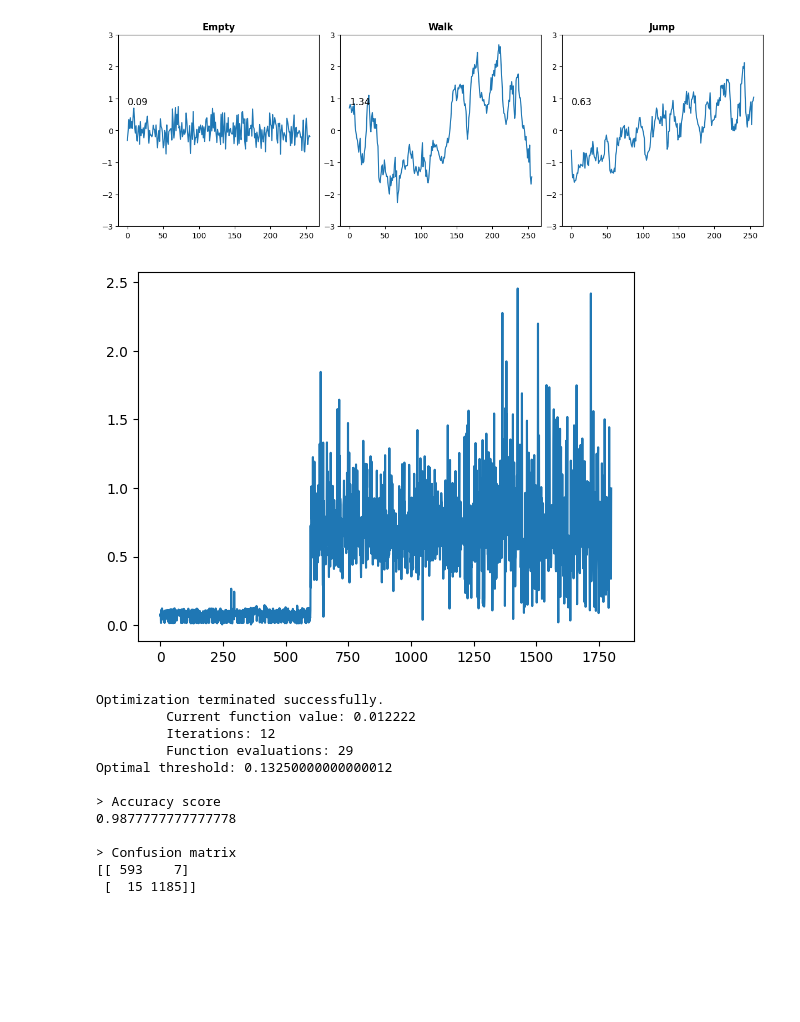
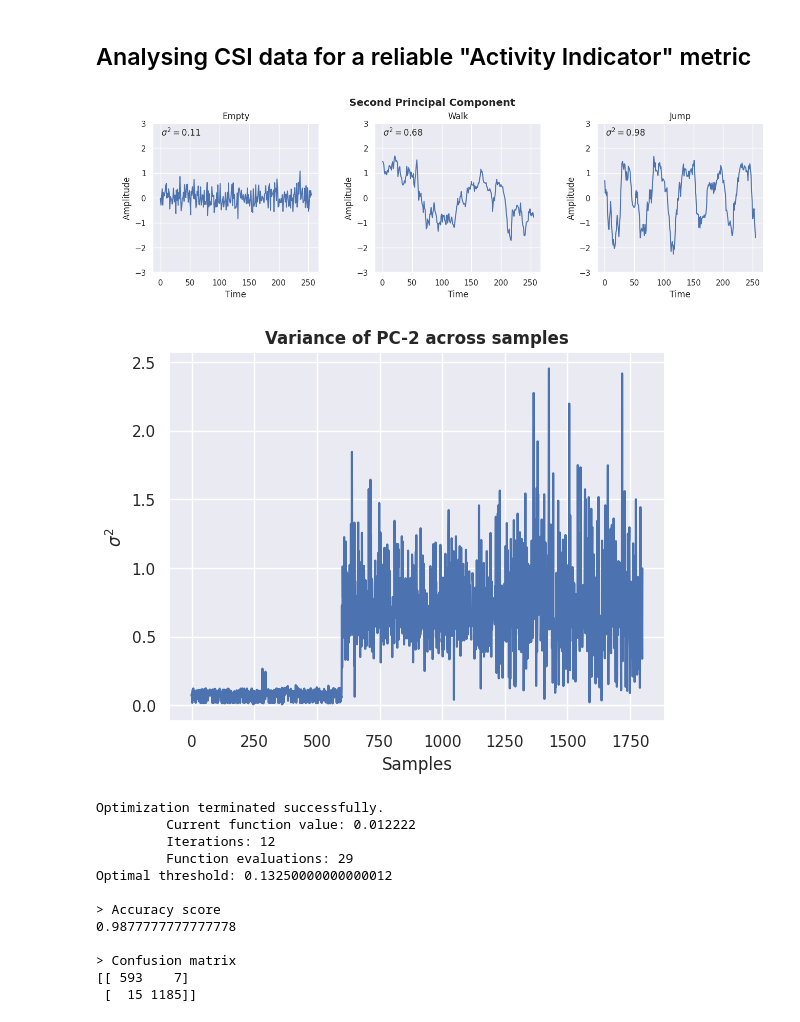
Before and after one commit to winwinashwin/CSI-Sense-Zero, a Jupyter notebook: notebooks/activity_indicator.ipynb, the cells around one changed output. Cells and saved outputs as stored; diff of their text form; code cells hidden in the pictures; blank space fills up the shorter version.

```diff
--- a/notebooks/activity_indicator.ipynb
+++ b/notebooks/activity_indicator.ipynb
@@ -1,3 +1,5 @@
+# %% [markdown]
+## Analysing CSI data for a reliable "Activity Indicator" metric
 # %%
 import sys
 
@@ -5,9 +7,13 @@ sys.path.insert(0, "..")
 
 import scipy.io
 import numpy as np
+
 import matplotlib.pyplot as plt
+import seaborn as sns
 
 from HAR.transformers import CSIScaler
+
+sns.set_theme()
 
 
 def load_dataset(infile):
@@ -24,27 +30,31 @@ def load_dataset(infile):
 # %%
 X, y, nsamples, classnames, dim = load_dataset("../dataset/rCSI-5.mat")
 X = X.reshape(X.shape[0], *dim)
 scaler = CSIScaler()
 
+rng = np.random.default_rng(seed=8)
 
-plt.figure(figsize=(12, 4), constrained_layout=True)
+plt.figure(figsize=(13, 4), constrained_layout=True)
 for i in range(len(classnames)):
-    isample = nsamples[:i].sum() + np.random.randint(0, nsamples[i])
+    isample = nsamples[:i].sum() + rng.integers(0, nsamples[i])
     sample = X[isample, :, :]
     sample = scaler.fit_transform(sample.reshape(1, *sample.shape))
 
     U, _, _ = np.linalg.svd(sample[0])
     s = np.dot(U[:, 1], sample[0])
 
     plt.subplot(1, 3, i + 1)
     plt.plot(s)
     plt.ylim([-3, 3])
-    plt.title(classnames[i].title(), fontweight="bold")
-    plt.text(0.4, 0.8, f"{np.var(s):0.2f}", fontsize=12)
+    plt.title(classnames[i].title())
+    plt.text(1, 2.5, rf"$\sigma^2 = ${np.var(s):0.2f}")
+    plt.xlabel("Time")
+    plt.ylabel("\n\nAmplitude")
 
+plt.suptitle("Second Principal Component", fontweight="bold")
 plt.show()
 # %% [output]
-[figure, old version]
+[figure, new version]
 # %%
 def compute_var(x):
     x = scaler.fit_transform(x.reshape(1, *dim))
@@ -58,9 +68,12 @@ var = np.apply_along_axis(
 )
 
 plt.plot(var)
+plt.xlabel("Samples")
+plt.ylabel(r"$\sigma^2$")
+plt.title("Variance of PC-2 across samples", fontweight="bold")
 plt.show()
 # %% [output]
-[figure, old version]
+[figure, new version]
 # %%
 from sklearn.metrics import confusion_matrix, accuracy_score
 from scipy.optimize import fmin
```
Also changed, not shown: 4 other files.
